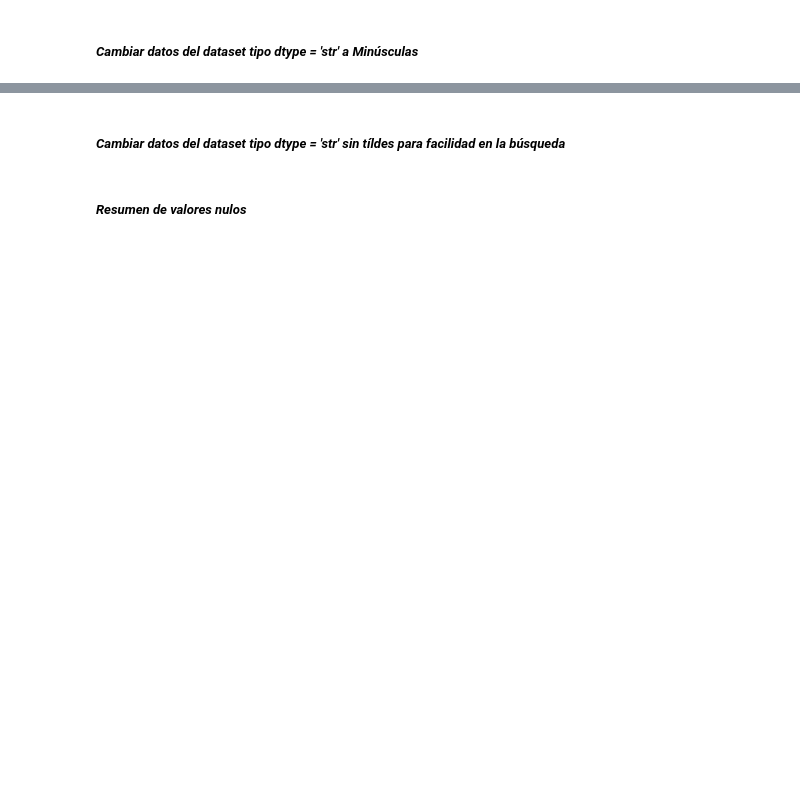
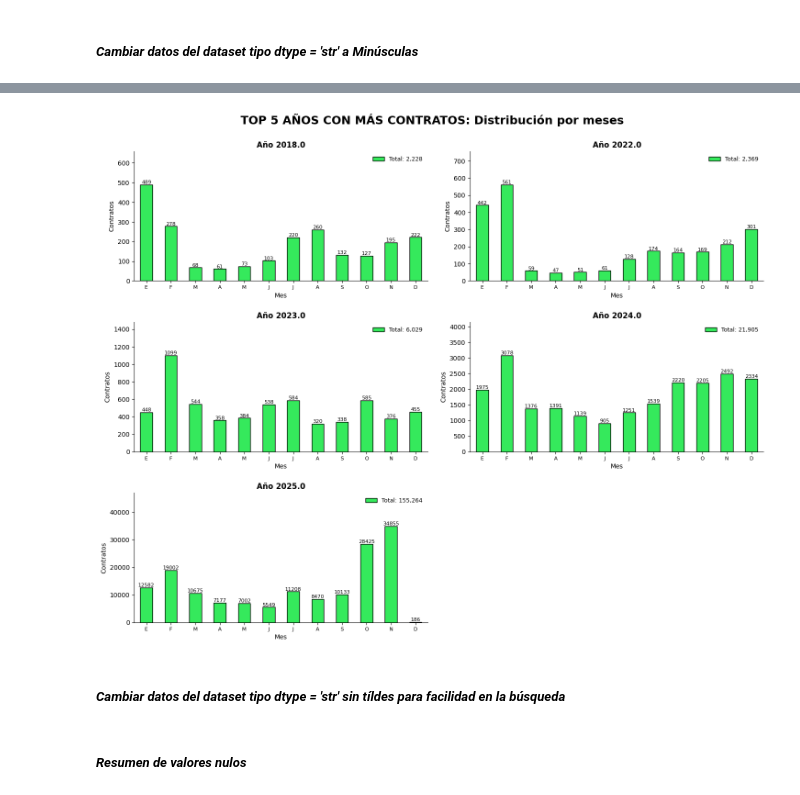
Before and after one commit to dmontillao/proyecto-final, a Jupyter notebook: Proyecyto-final.ipynb, the cells around one changed output, grey strips where cells are left out. Saved outputs shown, nothing was run; the diff lists cells and outputs as text; code cells hidden in the pictures; blank space fills up the shorter version.

```diff
--- a/Proyecyto-final.ipynb
+++ b/Proyecyto-final.ipynb
@@ -201,3 +336,87 @@ for col in columnas_texto       :
+# %%
+import math
+import matplotlib.pyplot as plt
+
+# 1. Aseguramos que el año y el mes estén extraídos
+df['Año'] = df['fecha_inicio_ejecuci_n'].dt.year
+df['Mes'] = df['fecha_inicio_ejecuci_n'].dt.month
+
+# --- NUEVA LÓGICA: Filtrar los 5 años con más contratos ---
+# Contamos contratos por año, ordenamos y tomamos los primeros 5 índices (años)
+top_5_anios = df['Año'].value_counts().nlargest(5).index.tolist()
+
+# Ordenamos los años cronológicamente para que el gráfico tenga sentido temporal
+anios = sorted(top_5_anios)
+# ---------------------------------------------------------
+
+cols = 2
+rows = math.ceil(len(anios) / cols)
+
+# 2. Lienzo (ajustado a los años filtrados)
+fig, axes = plt.subplots(rows, cols, figsize=(15, 4 * rows))
+axes = axes.flatten()
+
+# 3. Graficamos (solo iterará sobre los 5 seleccionados)
+# 3. Graficamos
+for i, anio in enumerate(anios):
+    # Filtrar y agrupar
+    datos_anio = df[df['Año'] == anio].groupby('Mes').size()
+    datos_anio = datos_anio.reindex(range(1, 13), fill_value=0)
+
+    # --- CALCULO DEL TOTAL PARA LA LEYENDA ---
+    total_contratos = datos_anio.sum()
+    # -----------------------------------------
+
+    ax = axes[i]
+
+    # Añadimos el parámetro label para la leyenda
+    datos_anio.plot(
+        kind='bar',
+        ax=ax,
+        color="#35e95c",
+        edgecolor='black',
+        label=f'Total: {total_contratos:,}' # Formato con separador de miles
+    )
+
+    ax.set_title(f'Año {anio}', fontsize=12, fontweight='bold')
+    ax.set_ylabel('Contratos')
+    ax.set_xticks(range(0, 12))
+    ax.set_xticklabels(['E', 'F', 'M', 'A', 'M', 'J', 'J', 'A', 'S', 'O', 'N', 'D'],
+                       rotation=0, fontsize=8)
+
+    # --- ACTIVAR LA LEYENDA ---
+    ax.legend(loc='upper right', fontsize=9, frameon=False)
+
+    # Ajuste de escala
+    max_anio = datos_anio.max()
+    ax.set_ylim(0, max_anio * 1.35) # Aumenté un poco el margen para que la leyenda no tape las barras
+
+    # Limpieza estética
+    ax.grid(False)
+    ax.spines['top'].set_visible(False)
+    ax.spines['right'].set_visible(False)
+
+    # Etiquetas sobre las barras
+    for p in ax.patches:
+        if p.get_height() > 0:
+            ax.annotate(str(int(p.get_height())),
+                        (p.get_x() + p.get_width()/2., p.get_height()),
+                        ha='center', va='bottom', fontsize=8)
+
+# 4. Apagar los cuadros vacíos (en este caso, 1 cuadro quedará vacío ya que 5 no es múltiplo de 3)
+for j in range(len(anios), len(axes)):
+    axes[j].axis('off')
+
+fig.suptitle(
+    'TOP 5 AÑOS CON MÁS CONTRATOS: Distribución por meses',
+    fontsize=18,
+    fontweight='bold'
+)
+
+plt.tight_layout(pad=2.0)
+plt.show()
+# %% [output]
+[figure, added]
 # %% [markdown]
 ##### *Cambiar datos del dataset tipo dtype = 'str' sin tíldes para facilidad en la búsqueda*
 # %%
```
Also changed, not shown: parts of 26 cells of this notebook.
